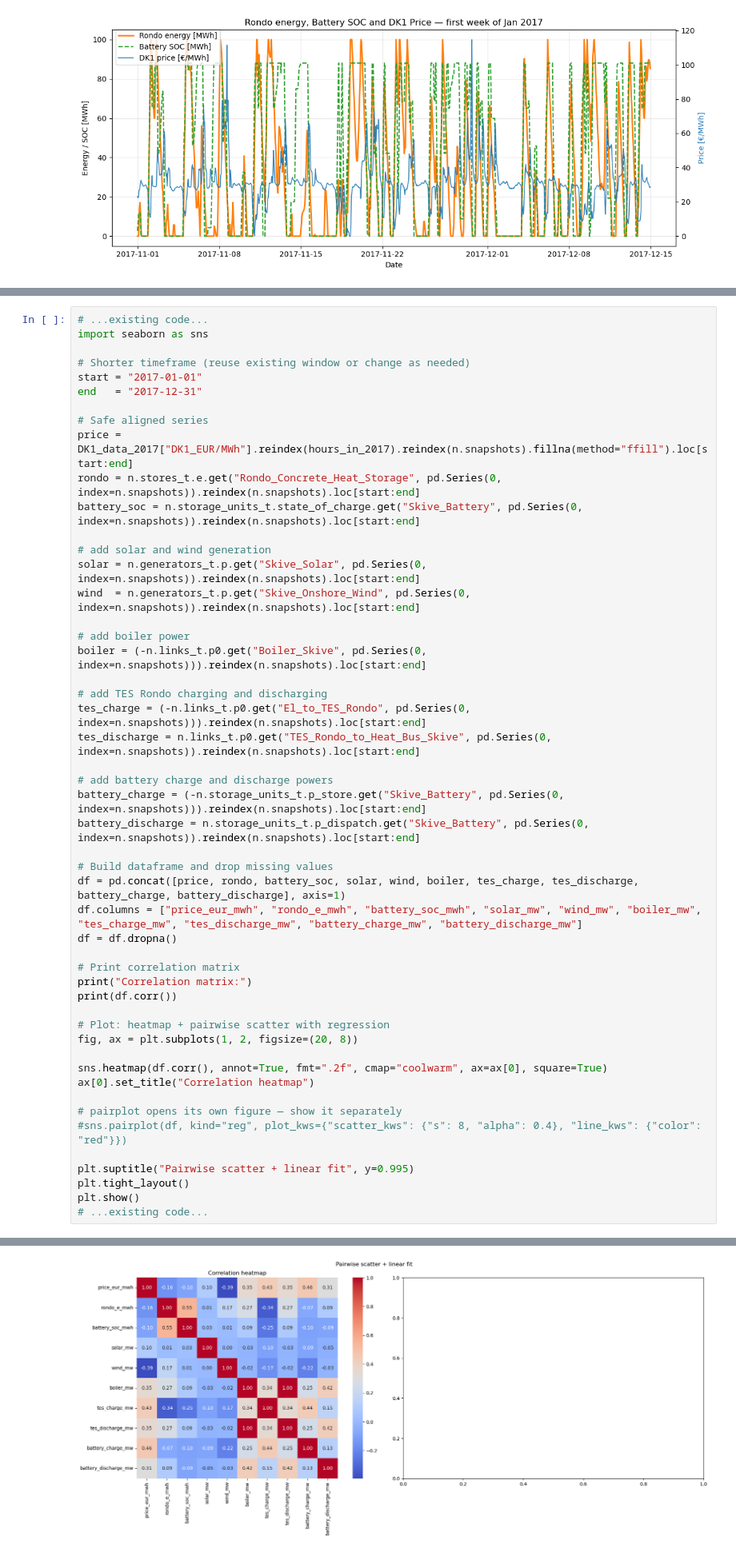
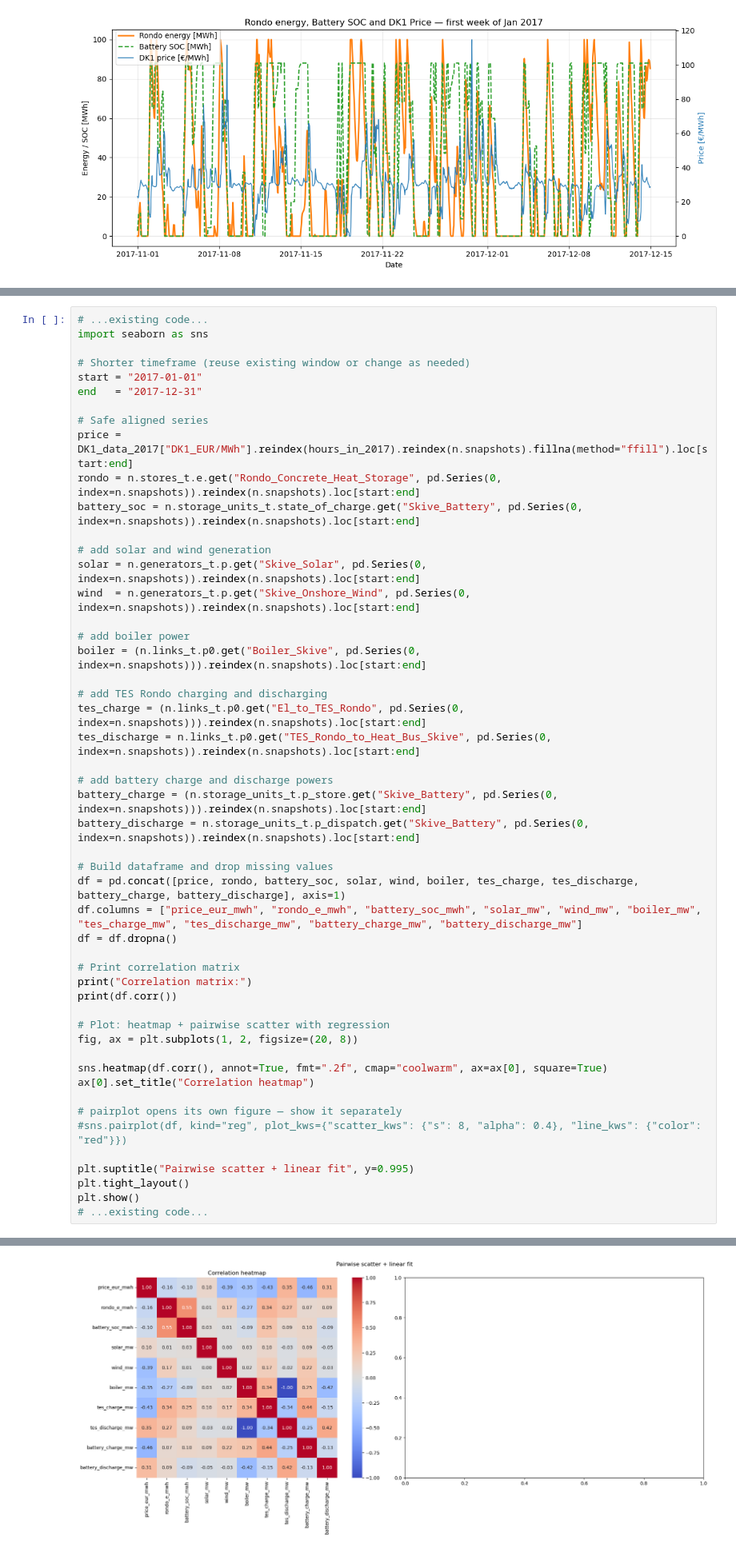
Before and after one commit to pulio12/Msc_Thesis_Greenlab_Skive, a Jupyter notebook: Test_file2.ipynb, the cells around one changed output, grey strips where cells are left out. Shown at 80% size. Saved outputs shown, nothing was run; the diff lists cells and outputs as text.

```diff
--- a/Test_file2.ipynb
+++ b/Test_file2.ipynb
@@ -1643,14 +1734,14 @@ solar = n.generators_t.p.get("Skive_Solar", pd.Series(0, index=n.snapshots)).rei
 wind  = n.generators_t.p.get("Skive_Onshore_Wind", pd.Series(0, index=n.snapshots)).reindex(n.snapshots).loc[start:end]
 
 # add boiler power
-boiler = (-n.links_t.p0.get("Boiler_Skive", pd.Series(0, index=n.snapshots))).reindex(n.snapshots).loc[start:end]
+boiler = (n.links_t.p0.get("Boiler_Skive", pd.Series(0, index=n.snapshots))).reindex(n.snapshots).loc[start:end]
 
 # add TES Rondo charging and discharging
-tes_charge = (-n.links_t.p0.get("El_to_TES_Rondo", pd.Series(0, index=n.snapshots))).reindex(n.snapshots).loc[start:end]
+tes_charge = (n.links_t.p0.get("El_to_TES_Rondo", pd.Series(0, index=n.snapshots))).reindex(n.snapshots).loc[start:end]
 tes_discharge = n.links_t.p0.get("TES_Rondo_to_Heat_Bus_Skive", pd.Series(0, index=n.snapshots)).reindex(n.snapshots).loc[start:end]
 
 # add battery charge and discharge powers
-battery_charge = (-n.storage_units_t.p_store.get("Skive_Battery", pd.Series(0, index=n.snapshots))).reindex(n.snapshots).loc[start:end]
+battery_charge = (n.storage_units_t.p_store.get("Skive_Battery", pd.Series(0, index=n.snapshots))).reindex(n.snapshots).loc[start:end]
 battery_discharge = n.storage_units_t.p_dispatch.get("Skive_Battery", pd.Series(0, index=n.snapshots)).reindex(n.snapshots).loc[start:end]
 
 # Build dataframe and drop missing values
@@ -1696 +1787 @@ battery_discharge_mw           0.127058              1.000000
-[figure, old version]
+[figure, new version]
```
Also changed, not shown: parts of 13 cells of this notebook.
